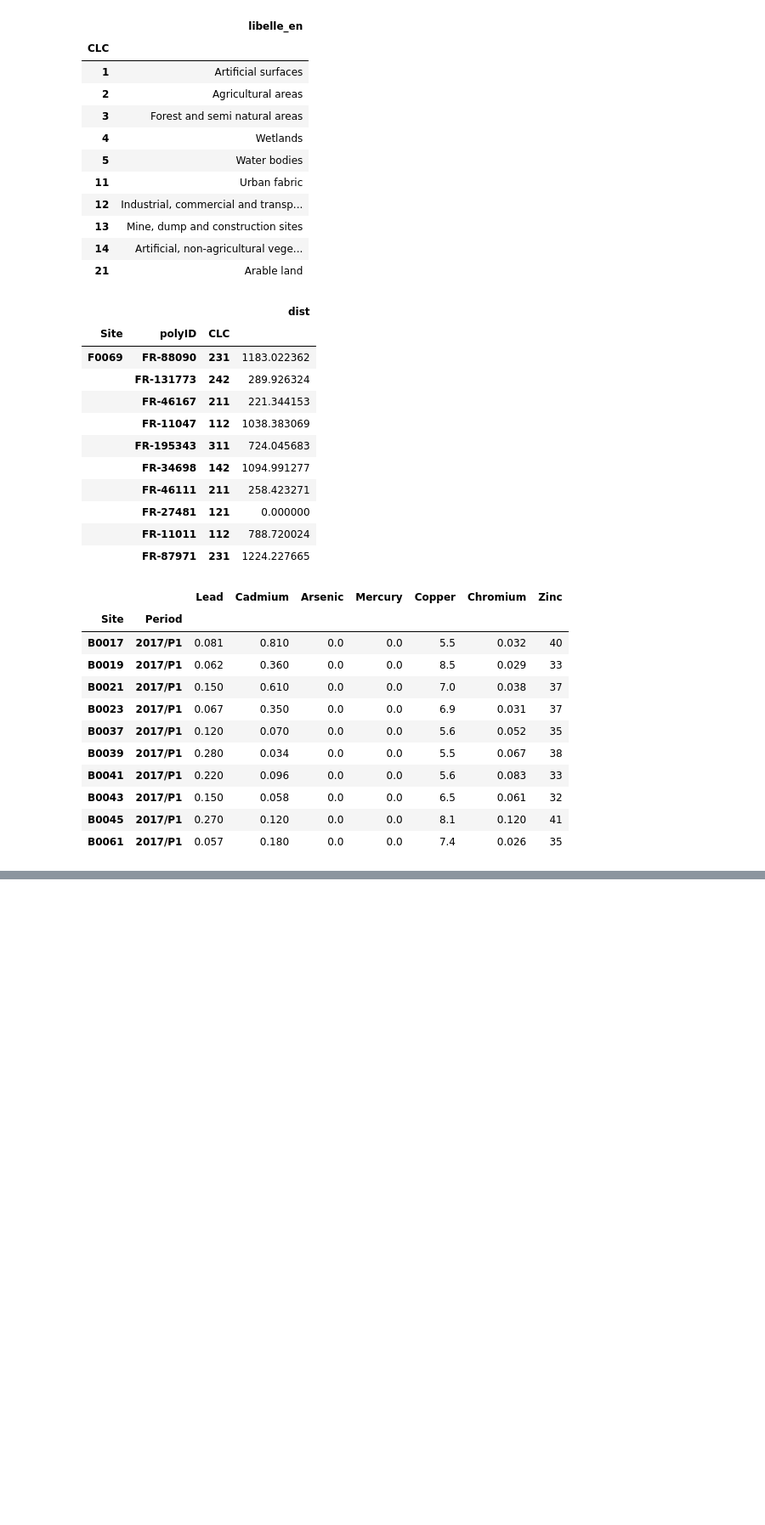
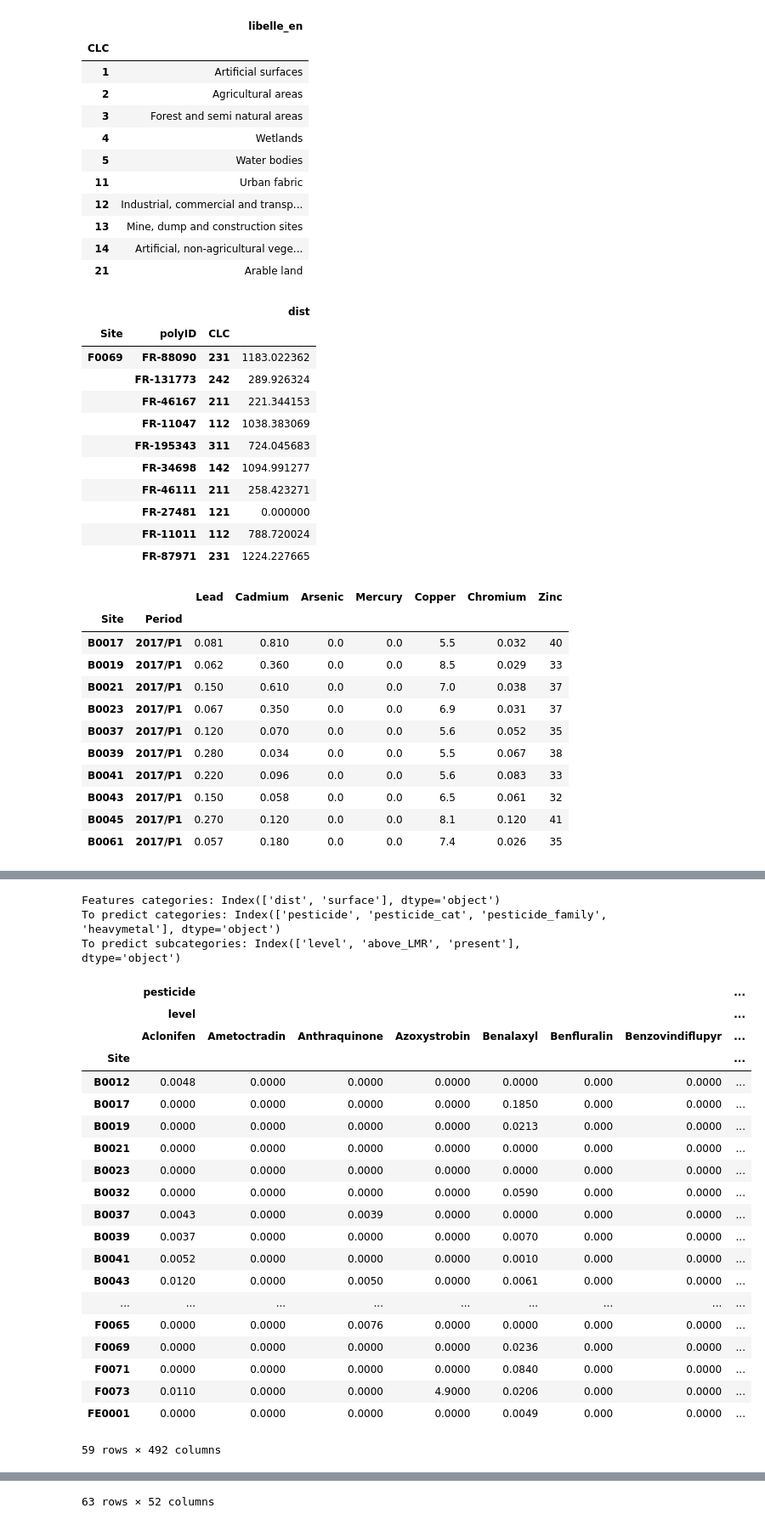
Before and after one commit to EbubekirKocadag/hackathon_beeodiversity, a Jupyter notebook: Draft_beeodiversity.ipynb, the cells around one changed output, grey strips where cells are left out. Shown at 85% size. Saved outputs shown, nothing was run; the diff lists cells and outputs as text; code cells hidden in the pictures; blank space fills up the shorter version.

```diff
--- a/Draft_beeodiversity.ipynb
+++ b/Draft_beeodiversity.ipynb
@@ -41,3 +41,14 @@ def load_periods(category):
         for excel in onlyfiles:
             all_data.append(pd.read_excel(excel))
     return pd.concat(all_data).rename(columns={"REF....SUBSTANCE": "Site", "PERIOD": "Period"}).set_index(["Site", "Period"])
+# %%
+def load_periods_2020(category):
+    if category not in ["HM", "Pesticides"]:
+        raise ValueError("cateogry can only be HM or Pesticides")
+
+    all_data = []
+    year_path = f"data/2020/{category}"
+    onlyfiles = [join(year_path, f) for f in listdir(year_path) if isfile(join(year_path, f)) and f.endswith(".xlsx") and not f.startswith('~')]
+    for excel in onlyfiles:
+        all_data.append(pd.read_excel(excel))
+    return pd.concat(all_data).rename(columns={"REF....SUBSTANCE": "Site", "PERIOD": "Period"}).set_index(["Site", "Period"])
@@ -196,3 +231,8 @@ heavy_metal_periods.head(10)
 | B0043 | 2017/P1 | 0.150 | 0.058 | 0.0 | 0.0 | 6.5 | 0.061 | 32 |
 | B0045 | 2017/P1 | 0.270 | 0.120 | 0.0 | 0.0 | 8.1 | 0.120 | 41 |
 | B0061 | 2017/P1 | 0.057 | 0.180 | 0.0 | 0.0 | 7.4 | 0.026 | 35 |
+# %%
+heavy_metal_periods_2020 = load_periods_2020("HM")
+heavy_metal_periods_2020 = heavy_metal_periods.fillna(0)
+heavy_metal_periods_2020.rename(columns={"Chrome": "Chromium"}, inplace=True)
+heavy_metal_periods_2020.head(10)
@@ -215,0 +269,3 @@ pesticides_periods.head(10)
+# %%
+pesticides_periods_2020 = load_periods_2020("Pesticides")
+pesticides_periods_2020.head(10)
@@ -292,0 +361,60 @@ to_predict.to_csv("to_predict.csv", index=False)
+# %%
+distsurf_2020 = disthive.groupby(['Site', 'CLC']).mean().merge(abs_surfs, left_index=True, right_index=True)
+
+# Load historical data
+phm = pd.concat(
+    [pesticides_periods_2020,
+    heavy_metal_periods_2020],
+    axis=1,
+    keys=['pesticide','heavymetal'],
+)
+
+# Taking the max of the historical measurements
+phm_grouped_2020 = phm.groupby('Site').max().fillna(0)
+
+# Categorize pesticides
+pesticides_family_2020 = pd.DataFrame({'pesticide_family': pesticides[["familyEN"]].fillna("UNKNOWN").apply(lambda r: r[0].split(','), axis=1).explode()})
+pesticide_cat_2020 = pd.DataFrame({'pesticide_cat': pesticides[["typeEN"]].fillna("UNKNOWN").apply(lambda r: r[0].split(','), axis=1).explode()})
+
+# Pesticide and heavy metals flags
+phm_flags_2020 = get_phm_flags(phm_grouped_2020, pesticide_cat_2020, pesticides_family_2020)
+
+# We've now got basic features and basic things to predict.
+# Next steps are to engineer these features, have a look at them and select a subset from the things to predict
+features_2020 = distsurf_2020.unstack().fillna(0)
+
+# Contains the level, above_LMR, present for the pesticides, pesticides_category, pesticides_family, heavy_metal
+to_predict_2020 = phm_flags_2020
+
+print("Features categories: " + str(features_2020.columns.get_level_values(0).unique()))
+
+print("To predict categories: " + str(to_predict_2020.columns.get_level_values(0).unique()))
+print("To predict subcategories: " + str(to_predict_2020.columns.get_level_values(1).unique()))
+
+display(to_predict_2020)
+display(features_2020)
+# %% [output]
+Features categories: Index(['dist', 'surface'], dtype='object')
+To predict categories: Index(['pesticide', 'pesticide_cat', 'pesticide_family', 'heavymetal'], dtype='object')
+To predict subcategories: Index(['level', 'above_LMR', 'present'], dtype='object')
+|  | pesticide |  |  |  |  |  |  | ... |
+|  | level |  |  |  |  |  |  | ... |
+|  | Aclonifen | Ametoctradin | Anthraquinone | Azoxystrobin | Benalaxyl | Benfluralin | Benzovindiflupyr | ... |
+| Site |  |  |  |  |  |  |  | ... |
+| B0012 | 0.0048 | 0.0000 | 0.0000 | 0.0000 | 0.0000 | 0.000 | 0.0000 | ... |
+| B0017 | 0.0000 | 0.0000 | 0.0000 | 0.0000 | 0.1850 | 0.000 | 0.0000 | ... |
+| B0019 | 0.0000 | 0.0000 | 0.0000 | 0.0000 | 0.0213 | 0.000 | 0.0000 | ... |
+| B0021 | 0.0000 | 0.0000 | 0.0000 | 0.0000 | 0.0000 | 0.000 | 0.0000 | ... |
+| B0023 | 0.0000 | 0.0000 | 0.0000 | 0.0000 | 0.0000 | 0.000 | 0.0000 | ... |
+| B0032 | 0.0000 | 0.0000 | 0.0000 | 0.0000 | 0.0590 | 0.000 | 0.0000 | ... |
+| B0037 | 0.0043 | 0.0000 | 0.0039 | 0.0000 | 0.0000 | 0.000 | 0.0000 | ... |
+| B0039 | 0.0037 | 0.0000 | 0.0000 | 0.0000 | 0.0070 | 0.000 | 0.0000 | ... |
+| B0041 | 0.0052 | 0.0000 | 0.0000 | 0.0000 | 0.0010 | 0.000 | 0.0000 | ... |
+| B0043 | 0.0120 | 0.0000 | 0.0050 | 0.0000 | 0.0061 | 0.000 | 0.0000 | ... |
+| ... | ... | ... | ... | ... | ... | ... | ... | ... |
+| F0065 | 0.0000 | 0.0000 | 0.0076 | 0.0000 | 0.0000 | 0.000 | 0.0000 | ... |
+| F0069 | 0.0000 | 0.0000 | 0.0000 | 0.0000 | 0.0236 | 0.000 | 0.0000 | ... |
+| F0071 | 0.0000 | 0.0000 | 0.0000 | 0.0000 | 0.0840 | 0.000 | 0.0000 | ... |
+| F0073 | 0.0110 | 0.0000 | 0.0000 | 4.9000 | 0.0206 | 0.000 | 0.0000 | ... |
+| FE0001 | 0.0000 | 0.0000 | 0.0000 | 0.0000 | 0.0049 | 0.000 | 0.0000 | ... |
+59 rows × 492 columns
@@ -292,0 +435 @@ to_predict.to_csv("to_predict.csv", index=False)
+63 rows × 52 columns
```
Also changed, not shown: parts of 15 cells of this notebook, 1 other file.
